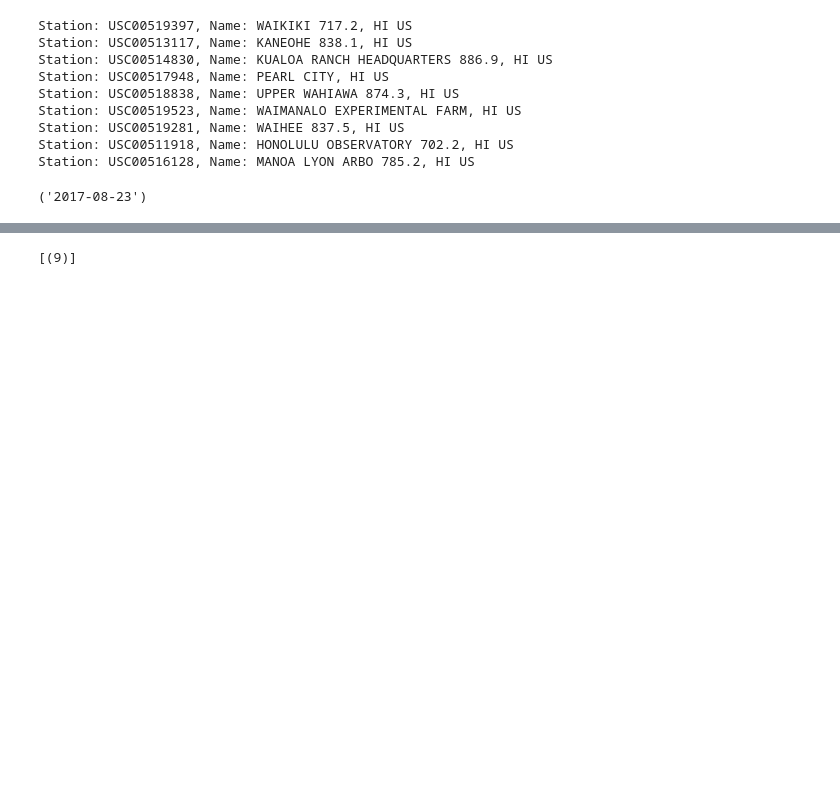
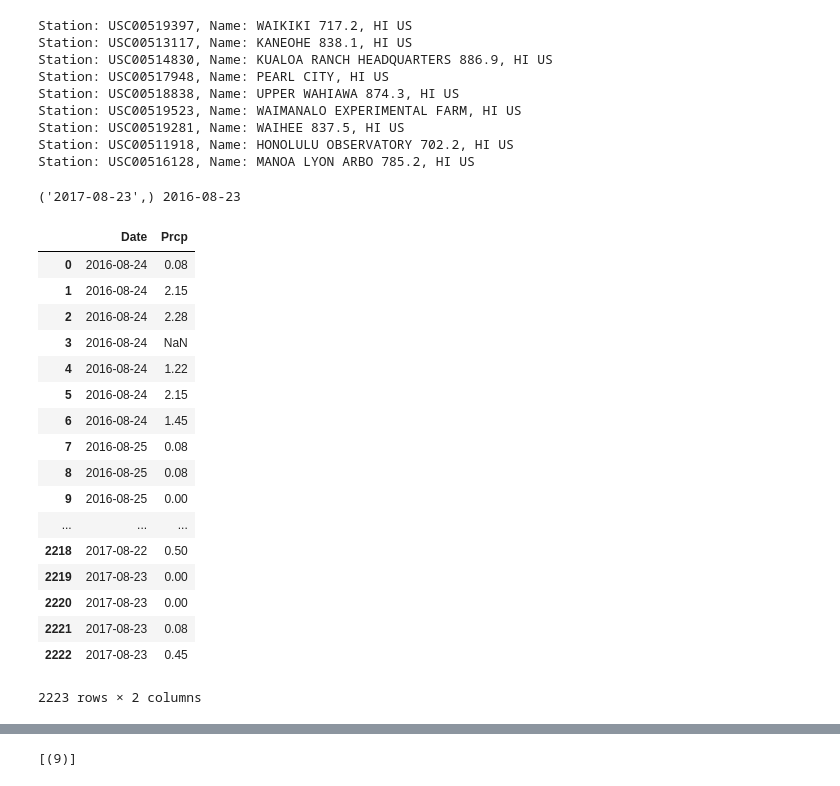
Before and after one commit to CorbinLeho/SQLAlchemey, a Jupyter notebook: hawaiiclimate.ipynb, the cells around one changed output, grey strips where cells are left out. Saved outputs shown, nothing was run; the diff lists cells and outputs as text; code cells hidden in the pictures; blank space fills up the shorter version.

```diff
--- a/hawaiiclimate.ipynb
+++ b/hawaiiclimate.ipynb
@@ -84,19 +87,43 @@ Station: USC00516128, Name: MANOA LYON ARBO 785.2, HI US
 # %%
 # Design a query to retrieve the last 12 months of precipitation data and plot the results
+# Calculate the date 1 year ago from the last data point in the database
+last_entry = session.query(Measurement.date).order_by(Measurement.date.desc()).first()
 
-# Calculate the date 1 year ago from the last data point in the database
-ld = session.query(Measurement.date).order_by(Measurement.date.desc()).first()
+# Get the date 365 days from the last date.
+year_from_last = dt.date(2017, 8, 23) - dt.timedelta(days=365)
 
-# Perform a query to retrieve the data and precipitation scores
-
-# Save the query results as a Pandas DataFrame and set the index to the date column
-
-# Sort the dataframe by date
-dt.timedelta(days=365)
-# Use Pandas Plotting with Matplotlib to plot the data
-ld
+print(last_entry, year_from_last)
 # %% [output]
-('2017-08-23')
+('2017-08-23',) 2016-08-23
+# %%
+# Perform a query to retrieve the data and precipitation scores
+year_rain = session.query(Measurement.date, Measurement.prcp).filter(Measurement.date > year_from_last).order_by(Measurement.date).all()
+# %%
+# Save the query results as a Pandas DataFrame and set the index to the date column
+rain_df = pd.DataFrame(year_rain, columns=['Date', 'Prcp'])
+
+# Sort the dataframe by date
+rain_df
+# Use Pandas Plotting with Matplotlib to plot the data
+# %% [output]
+|  | Date | Prcp |
+| 0 | 2016-08-24 | 0.08 |
+| 1 | 2016-08-24 | 2.15 |
+| 2 | 2016-08-24 | 2.28 |
+| 3 | 2016-08-24 | NaN |
+| 4 | 2016-08-24 | 1.22 |
+| 5 | 2016-08-24 | 2.15 |
+| 6 | 2016-08-24 | 1.45 |
+| 7 | 2016-08-25 | 0.08 |
+| 8 | 2016-08-25 | 0.08 |
+| 9 | 2016-08-25 | 0.00 |
+| ... | ... | ... |
+| 2218 | 2017-08-22 | 0.50 |
+| 2219 | 2017-08-23 | 0.00 |
+| 2220 | 2017-08-23 | 0.00 |
+| 2221 | 2017-08-23 | 0.08 |
+| 2222 | 2017-08-23 | 0.45 |
+2223 rows × 2 columns
 # %% [markdown]
 ![precipitation](Images/precipitation.png)
 # %%
```
Also changed, not shown: parts of 1 cell of this notebook.
